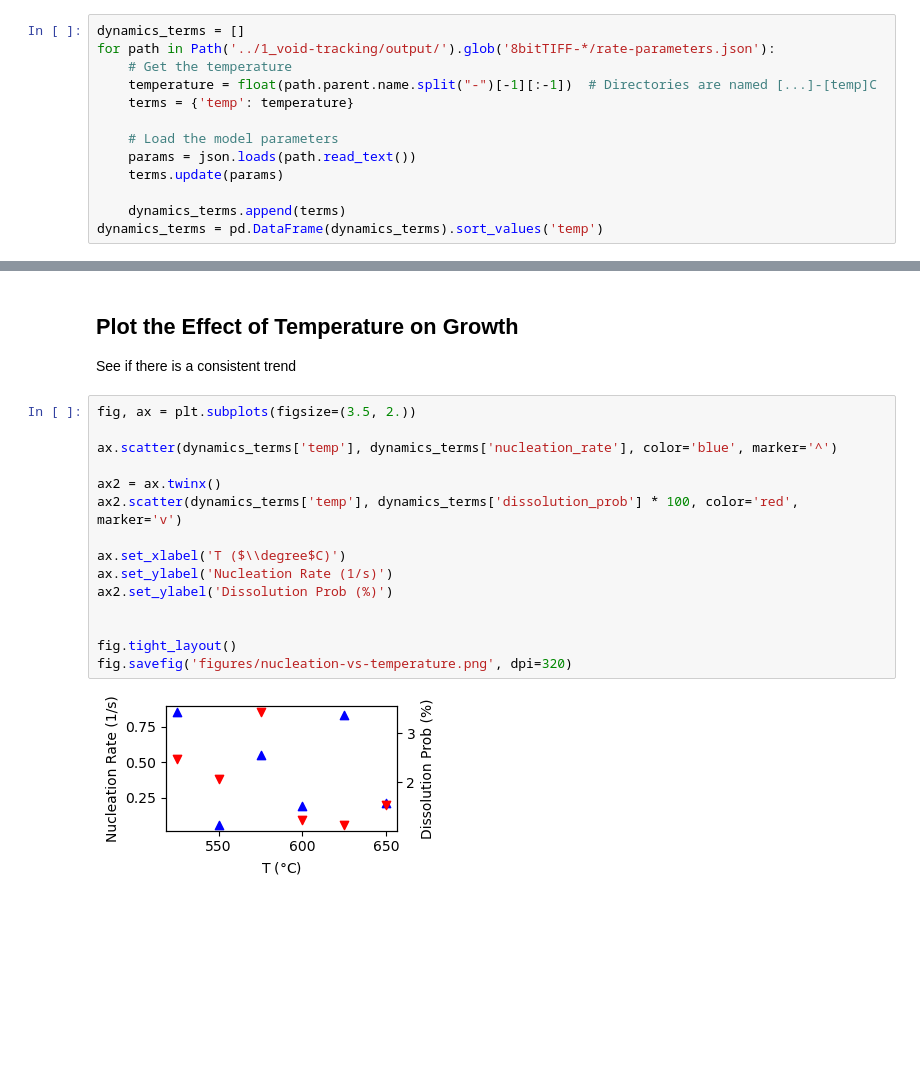
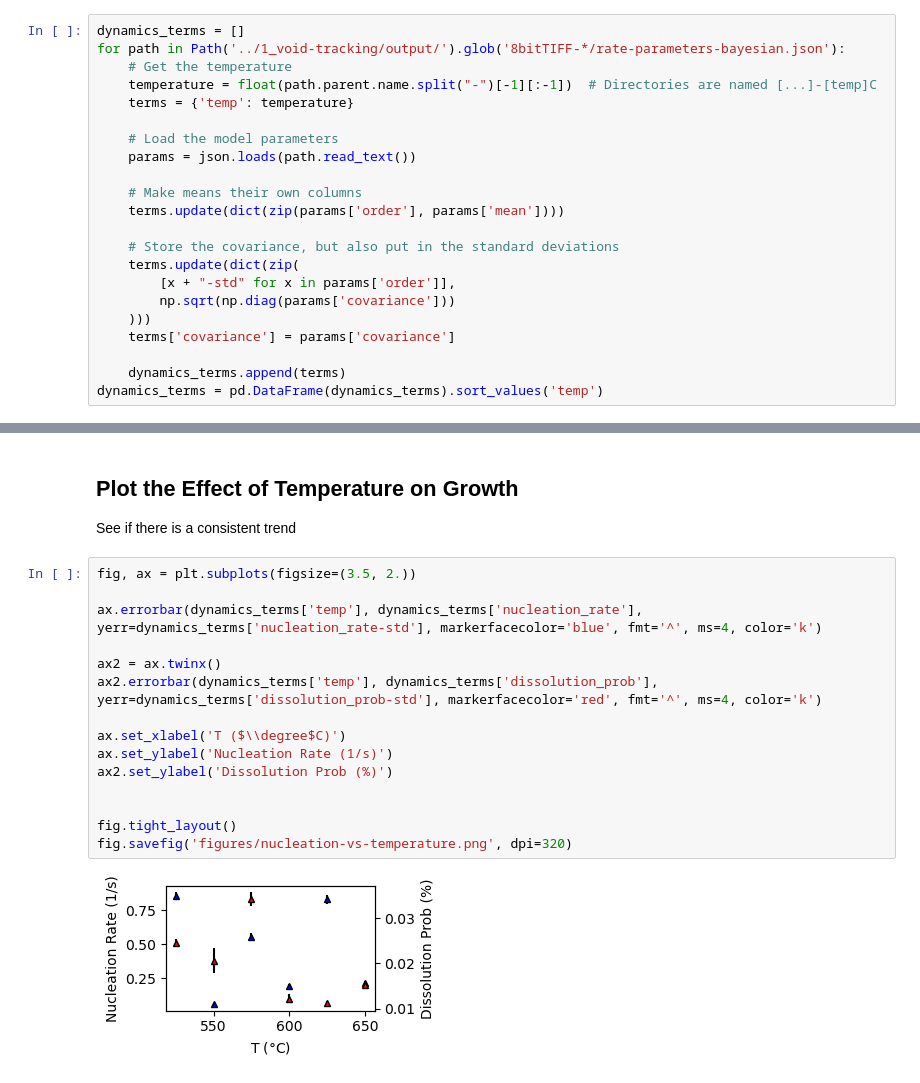
Before and after one commit to ivem-argonne/learning-damage-dynamics, a Jupyter notebook: 2_temperature-effects/1_explore-nucleation-rates.ipynb, the cells around one changed output, grey strips where cells are left out. Drawn from its saved outputs; the diff is of its cells as text; blank space fills up the shorter version.

Commit message:
Use Bayesian parameter estimation, compute critical radii
Fixes #7

```diff
--- a/2_temperature-effects/1_explore-nucleation-rates.ipynb
+++ b/2_temperature-effects/1_explore-nucleation-rates.ipynb
@@ -13,14 +13,23 @@ import json
 Each of the result folders in [the void tracking directory](../1_void-tracking) are named after the temperature and contain a file which contains the void growth and mobility functions.
 # %%
 dynamics_terms = []
-for path in Path('../1_void-tracking/output/').glob('8bitTIFF-*/rate-parameters.json'):
+for path in Path('../1_void-tracking/output/').glob('8bitTIFF-*/rate-parameters-bayesian.json'):
     # Get the temperature
     temperature = float(path.parent.name.split("-")[-1][:-1])  # Directories are named [...]-[temp]C
     terms = {'temp': temperature}
 
     # Load the model parameters
     params = json.loads(path.read_text())
-    terms.update(params)
+
+    # Make means their own columns
+    terms.update(dict(zip(params['order'], params['mean'])))
+
+    # Store the covariance, but also put in the standard deviations
+    terms.update(dict(zip(
+        [x + "-std" for x in params['order']],
+        np.sqrt(np.diag(params['covariance']))
+    )))
+    terms['covariance'] = params['covariance']
 
     dynamics_terms.append(terms)
 dynamics_terms = pd.DataFrame(dynamics_terms).sort_values('temp')
@@ -40,17 +49,17 @@ See if there is a consistent trend
 # %%
 fig, ax = plt.subplots(figsize=(3.5, 2.))
 
-ax.scatter(dynamics_terms['temp'], dynamics_terms['nucleation_rate'], color='blue', marker='^')
+ax.errorbar(dynamics_terms['temp'], dynamics_terms['nucleation_rate'], yerr=dynamics_terms['nucleation_rate-std'], markerfacecolor='blue', fmt='^', ms=4, color='k')
 
 ax2 = ax.twinx()
-ax2.scatter(dynamics_terms['temp'], dynamics_terms['dissolution_prob'] * 100, color='red', marker='v')
+ax2.errorbar(dynamics_terms['temp'], dynamics_terms['dissolution_prob'], yerr=dynamics_terms['dissolution_prob-std'], markerfacecolor='red', fmt='^', ms=4, color='k')
 
 ax.set_xlabel('T ($\\degree$C)')
 ax.set_ylabel('Nucleation Rate (1/s)')
 ax2.set_ylabel('Dissolution Prob (%)')
 
 
 fig.tight_layout()
 fig.savefig('figures/nucleation-vs-temperature.png', dpi=320)
 # %% [output]
-[figure, old version]
+[figure, new version]
```
Also changed, not shown: parts of 1 cell of this notebook, 6 other files.
